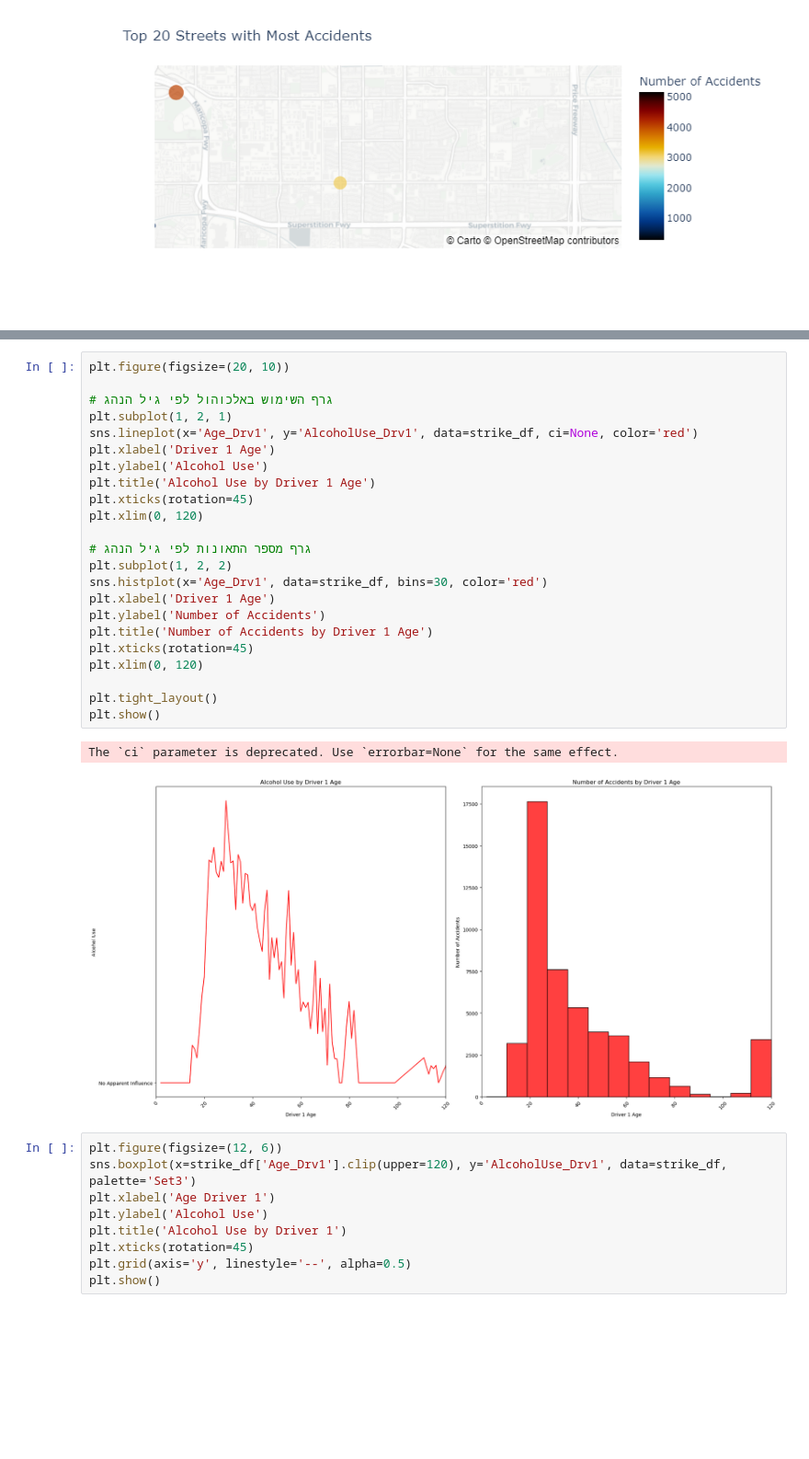
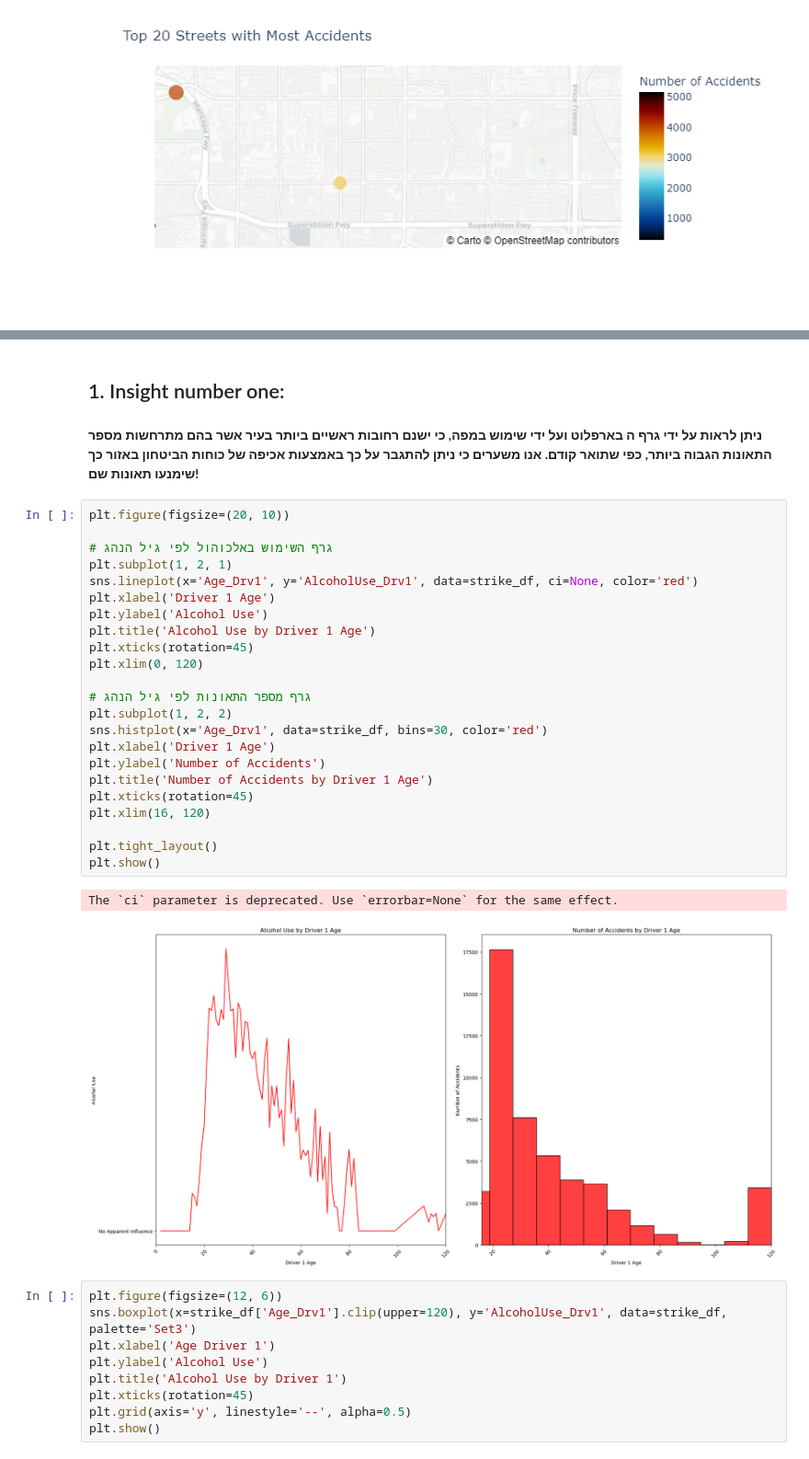
Before and after one commit to oribachar13579/oriandyuval, a Jupyter notebook: project.ipynb, the cells around one changed output, grey strips where cells are left out. Shown at 92% size. Drawn from its saved outputs; the diff is of its cells as text; blank space fills up the shorter version.

```diff
--- a/project.ipynb
+++ b/project.ipynb
@@ -206,29 +188,34 @@ plt.show()
+# %% [markdown]
+<a id='section2'></a>
+## 1. Insight number one:
+# %% [markdown]
+**ניתן לראות על ידי גרף ה בארפלוט ועל ידי שימוש במפה, כי ישנם רחובות ראשיים ביותר בעיר אשר בהם מתרחשות מספר התאונות הגבוה ביותר, כפי שתואר קודם. אנו משערים כי ניתן להתגבר על כך באמצעות אכיפה של כוחות הביטחון באזור כך שימנעו תאונות שם!**
 # %%
 plt.figure(figsize=(20, 10))
 
 # גרף השימוש באלכוהול לפי גיל הנהג
 plt.subplot(1, 2, 1)
 sns.lineplot(x='Age_Drv1', y='AlcoholUse_Drv1', data=strike_df, ci=None, color='red')
 plt.xlabel('Driver 1 Age')
 plt.ylabel('Alcohol Use')
 plt.title('Alcohol Use by Driver 1 Age')
 plt.xticks(rotation=45)
 plt.xlim(0, 120)
 
 # גרף מספר התאונות לפי גיל הנהג
 plt.subplot(1, 2, 2)
 sns.histplot(x='Age_Drv1', data=strike_df, bins=30, color='red')
 plt.xlabel('Driver 1 Age')
 plt.ylabel('Number of Accidents')
 plt.title('Number of Accidents by Driver 1 Age')
 plt.xticks(rotation=45)
-plt.xlim(0, 120)
+plt.xlim(16, 120)
 
 plt.tight_layout()
 plt.show()
 # %% [output]
 The `ci` parameter is deprecated. Use `errorbar=None` for the same effect.
-[figure, old version]
+[figure, new version]
 # %%
 plt.figure(figsize=(12, 6))
 sns.boxplot(x=strike_df['Age_Drv1'].clip(upper=120), y='AlcoholUse_Drv1', data=strike_df, palette='Set3')
```
Also changed, not shown: parts of 15 cells of this notebook.
